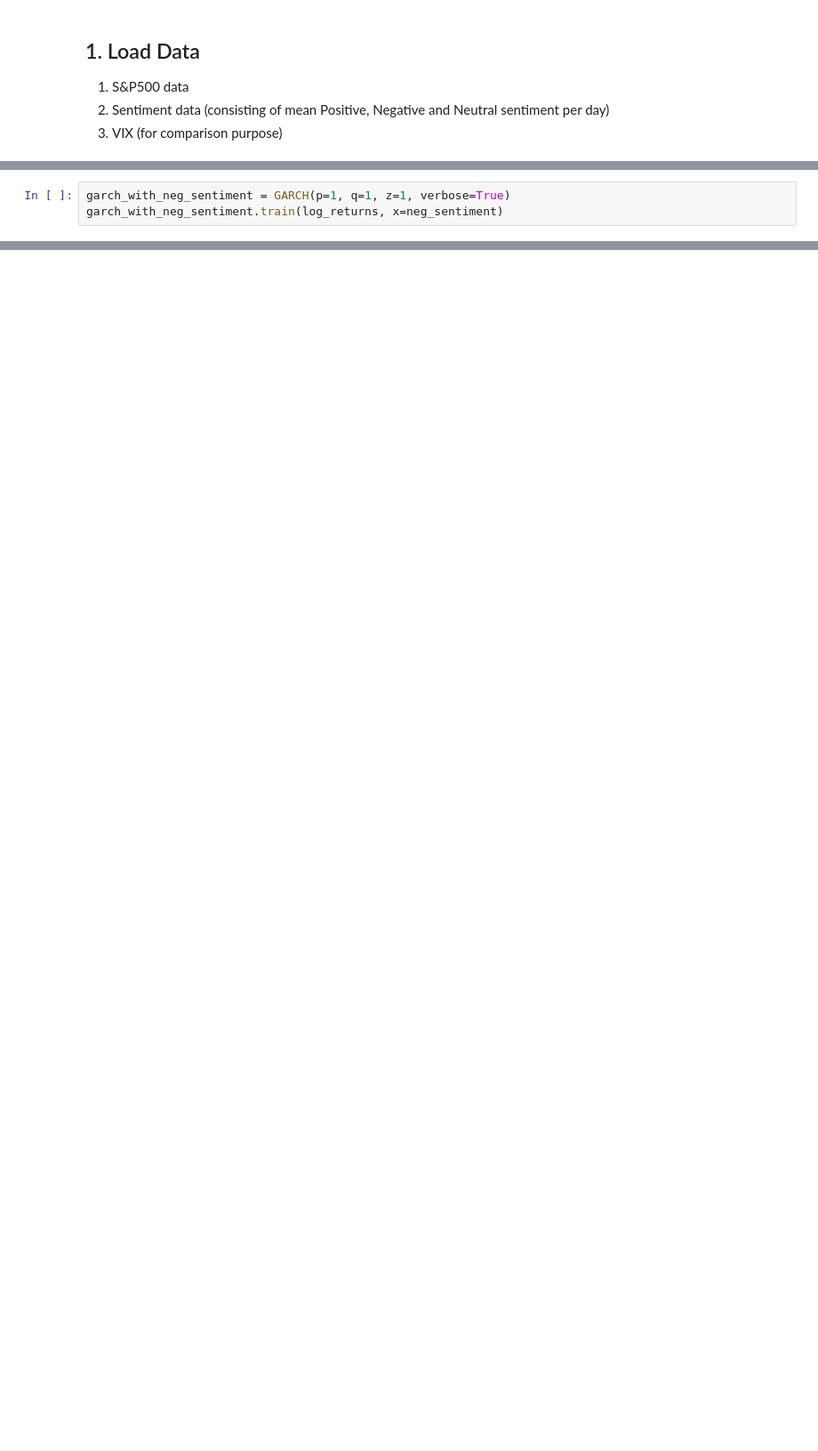
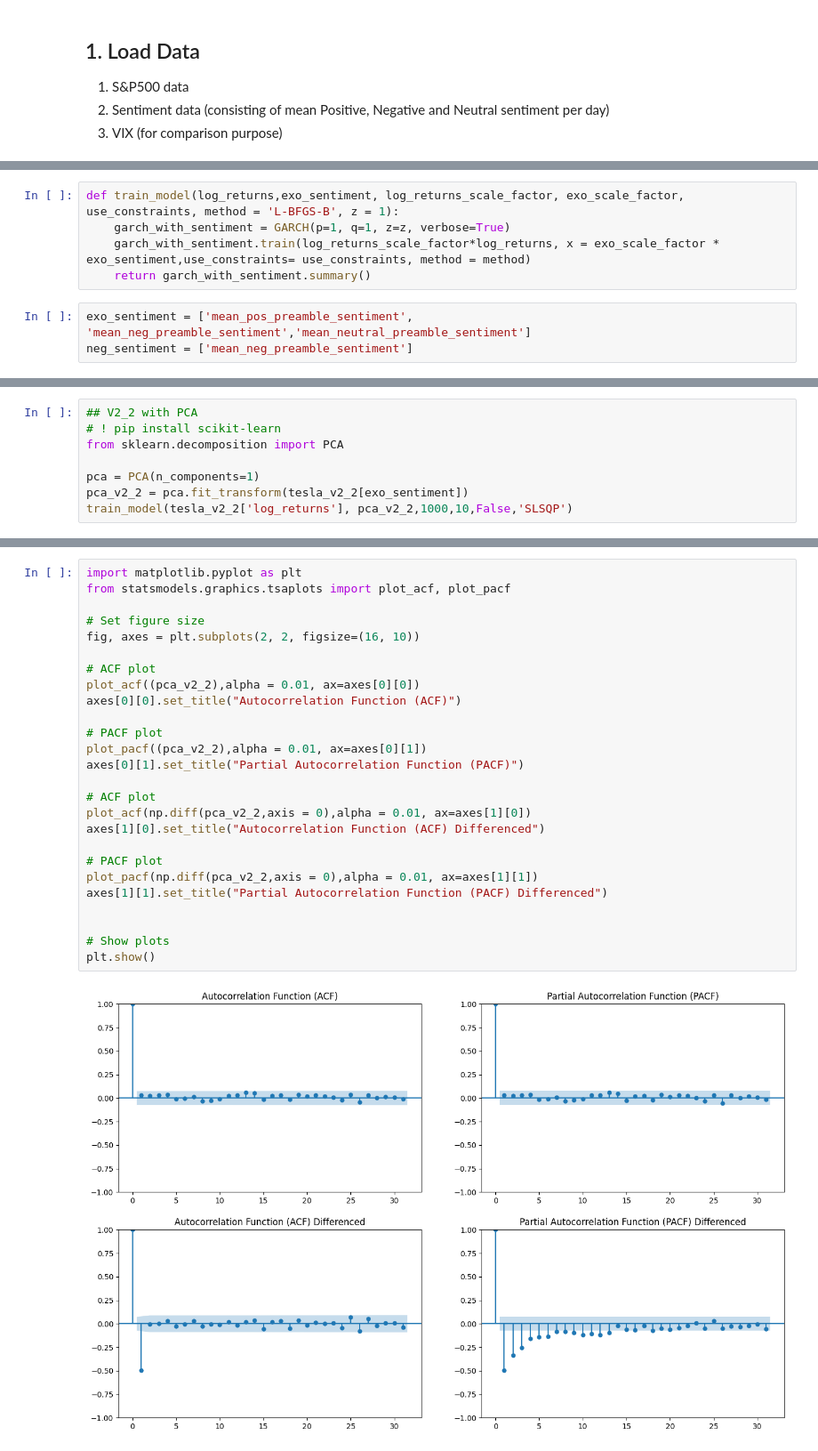
Before and after one commit to hwh1771/sentiment-analysis-volatility-forecasting, a Jupyter notebook: notebooks/04_garch_exogenous_tesla.ipynb, the cells around one changed output, grey strips where cells are left out. Shown at 89% size. Saved outputs shown, nothing was run; the diff lists cells and outputs as text; blank space fills up the shorter version.

Commit message:
Tesla Model

```diff
--- a/notebooks/04_garch_exogenous_tesla.ipynb
+++ b/notebooks/04_garch_exogenous_tesla.ipynb
@@ -228,3 +251,0 @@ Critical Values:
-# %%
-garch_with_neg_sentiment = GARCH(p=1, q=1, z=1, verbose=True)
-garch_with_neg_sentiment.train(log_returns, x=neg_sentiment)
@@ -576,0 +326,8 @@ garch_with_sentiment.summary()
+# %%
+def train_model(log_returns,exo_sentiment, log_returns_scale_factor, exo_scale_factor, use_constraints, method = 'L-BFGS-B', z = 1):
+    garch_with_sentiment = GARCH(p=1, q=1, z=z, verbose=True)
+    garch_with_sentiment.train(log_returns_scale_factor*log_returns, x = exo_scale_factor * exo_sentiment,use_constraints= use_constraints, method = method)
+    return garch_with_sentiment.summary()
+# %%
+exo_sentiment = ['mean_pos_preamble_sentiment', 'mean_neg_preamble_sentiment','mean_neutral_preamble_sentiment']
+neg_sentiment = ['mean_neg_preamble_sentiment']
@@ -576,0 +361,8 @@ garch_with_sentiment.summary()
+# %%
+## V2_2 with PCA
+# ! pip install scikit-learn
+from sklearn.decomposition import PCA
+
+pca = PCA(n_components=1)
+pca_v2_2 = pca.fit_transform(tesla_v2_2[exo_sentiment])
+train_model(tesla_v2_2['log_returns'], pca_v2_2,1000,10,False,'SLSQP')
@@ -576,0 +411,28 @@ garch_with_sentiment.summary()
+# %%
+import matplotlib.pyplot as plt
+from statsmodels.graphics.tsaplots import plot_acf, plot_pacf
+
+# Set figure size
+fig, axes = plt.subplots(2, 2, figsize=(16, 10))
+
+# ACF plot
+plot_acf((pca_v2_2),alpha = 0.01, ax=axes[0][0])
+axes[0][0].set_title("Autocorrelation Function (ACF)")
+
+# PACF plot
+plot_pacf((pca_v2_2),alpha = 0.01, ax=axes[0][1])
+axes[0][1].set_title("Partial Autocorrelation Function (PACF)")
+
+# ACF plot
+plot_acf(np.diff(pca_v2_2,axis = 0),alpha = 0.01, ax=axes[1][0])
+axes[1][0].set_title("Autocorrelation Function (ACF) Differenced")
+
+# PACF plot
+plot_pacf(np.diff(pca_v2_2,axis = 0),alpha = 0.01, ax=axes[1][1])
+axes[1][1].set_title("Partial Autocorrelation Function (PACF) Differenced")
+
+
+# Show plots
+plt.show()
+# %% [output]
+[figure, added]
```
Also changed, not shown: parts of 59 cells of this notebook.
